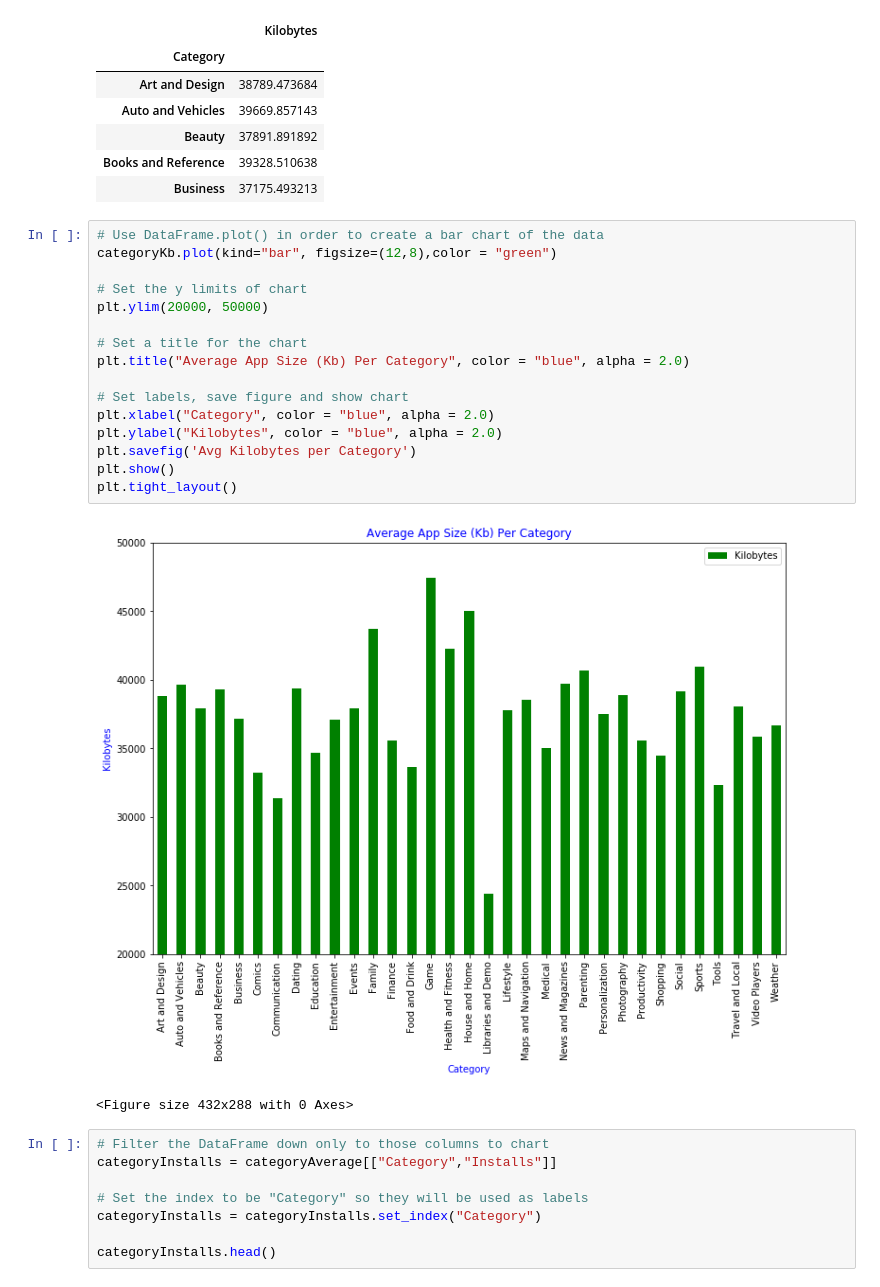
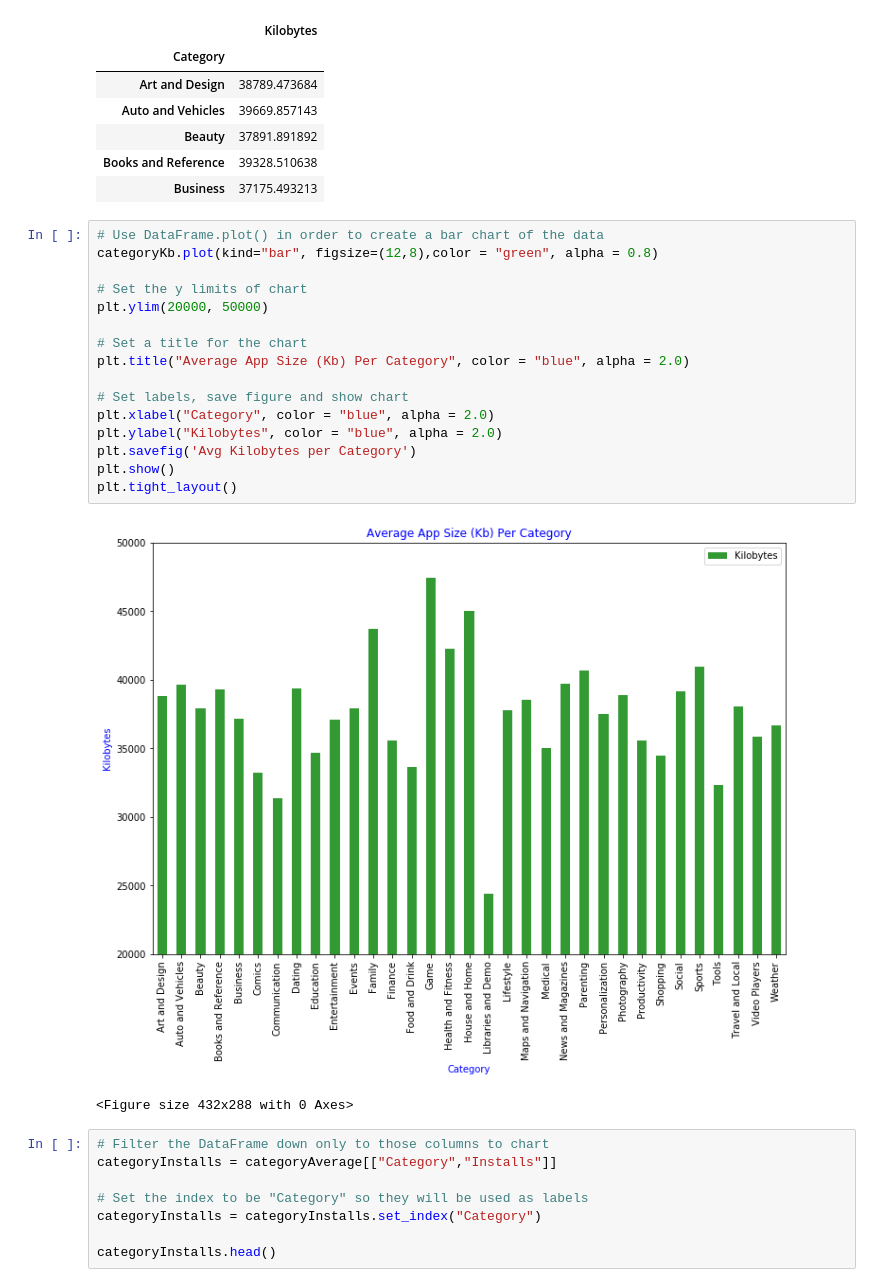
Before and after one commit to KylePeterson623/Project1, a Jupyter notebook: mark.ipynb, the cells around one changed output. Saved outputs shown, nothing was run; the diff lists cells and outputs as text.

```diff
--- a/mark.ipynb
+++ b/mark.ipynb
@@ -303,22 +303,22 @@ categoryKb.head()
 | Business | 37175.493213 |
 # %%
 # Use DataFrame.plot() in order to create a bar chart of the data
-categoryKb.plot(kind="bar", figsize=(12,8),color = "green")
+categoryKb.plot(kind="bar", figsize=(12,8),color = "green", alpha = 0.8)
 
 # Set the y limits of chart
 plt.ylim(20000, 50000)
 
 # Set a title for the chart
 plt.title("Average App Size (Kb) Per Category", color = "blue", alpha = 2.0)
 
 # Set labels, save figure and show chart
 plt.xlabel("Category", color = "blue", alpha = 2.0)
 plt.ylabel("Kilobytes", color = "blue", alpha = 2.0)
 plt.savefig('Avg Kilobytes per Category')
 plt.show()
 plt.tight_layout()
 # %% [output]
-[figure, old version]
+[figure, new version]
 <Figure size 432x288 with 0 Axes>
 # %%
 # Filter the DataFrame down only to those columns to chart
```
Also changed, not shown: parts of 3 cells of this notebook, 4 other files.
